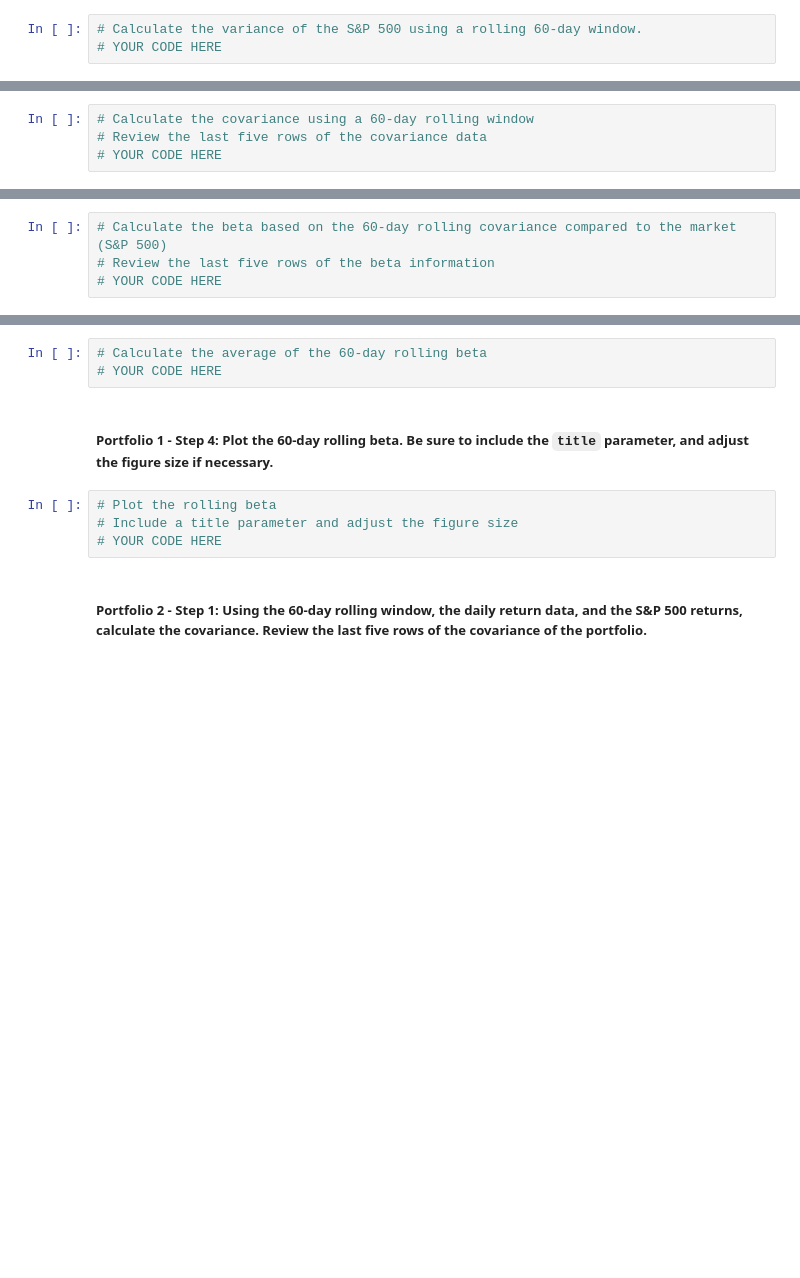
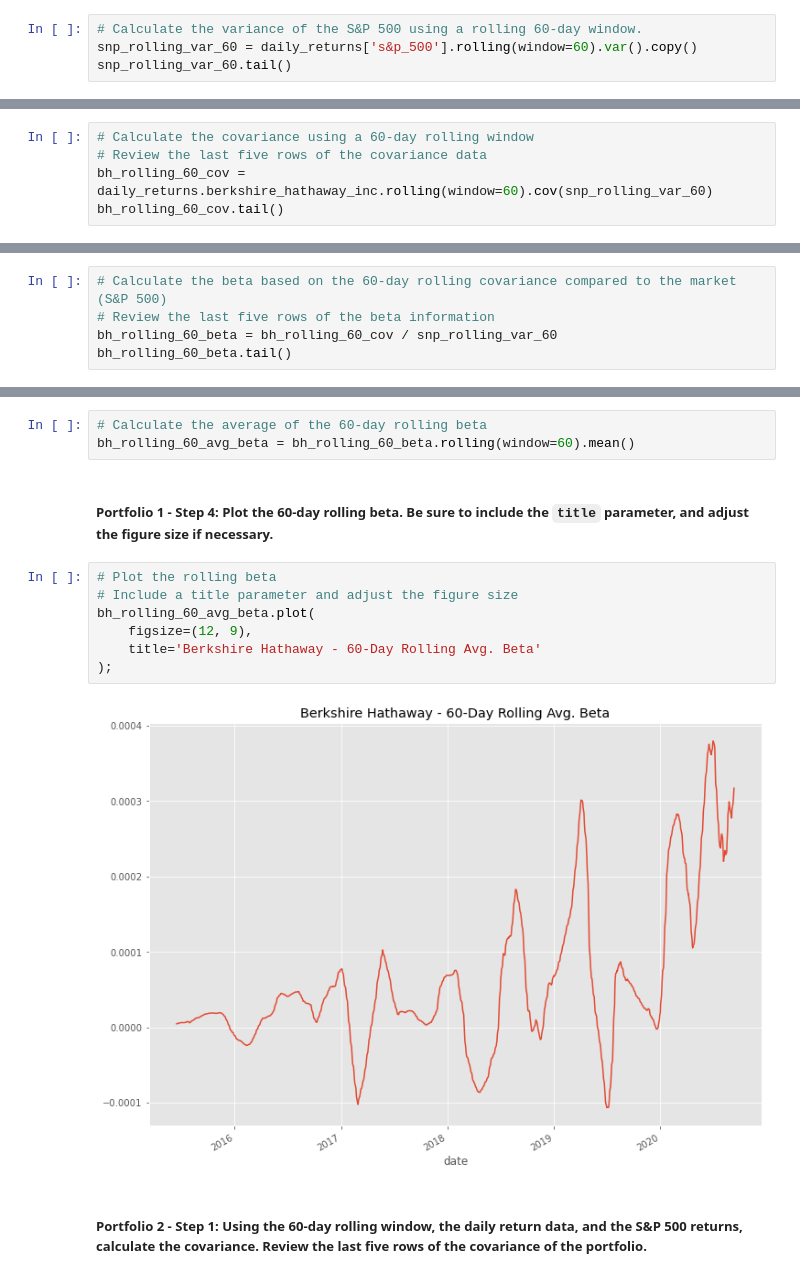
Before and after one commit to jmischung/Portfolio-Risk-Analysis, a Jupyter notebook: risk_return_analysis.ipynb, the cells around one changed output, grey strips where cells are left out. Cells and saved outputs as stored; diff of their text form; blank space fills up the shorter version.

```diff
--- a/risk_return_analysis.ipynb
+++ b/risk_return_analysis.ipynb
@@ -400,4 +400,5 @@ Your analysis is nearing completion. Now, you need to evaluate how the portfolio
 #### Use the Pandas `var` function to calculate the variance of the S&P 500 by using a 60-day rolling window. Visualize the last five rows of the variance of the S&P 500.
 # %%
 # Calculate the variance of the S&P 500 using a rolling 60-day window.
-# YOUR CODE HERE
+snp_rolling_var_60 = daily_returns['s&p_500'].rolling(window=60).var().copy()
+snp_rolling_var_60.tail()
@@ -416,4 +425,5 @@ Your analysis is nearing completion. Now, you need to evaluate how the portfolio
 # %%
 # Calculate the covariance using a 60-day rolling window
 # Review the last five rows of the covariance data
-# YOUR CODE HERE
+bh_rolling_60_cov = daily_returns.berkshire_hathaway_inc.rolling(window=60).cov(snp_rolling_var_60)
+bh_rolling_60_cov.tail()
@@ -422,4 +440,5 @@ Your analysis is nearing completion. Now, you need to evaluate how the portfolio
 # %%
 # Calculate the beta based on the 60-day rolling covariance compared to the market (S&P 500)
 # Review the last five rows of the beta information
-# YOUR CODE HERE
+bh_rolling_60_beta = bh_rolling_60_cov / snp_rolling_var_60
+bh_rolling_60_beta.tail()
@@ -427,13 +454,18 @@ Your analysis is nearing completion. Now, you need to evaluate how the portfolio
 ##### Portfolio 1 - Step 3: Use the Pandas `mean` function to calculate the average value of the 60-day rolling beta of the portfolio.
 # %%
 # Calculate the average of the 60-day rolling beta
-# YOUR CODE HERE
+bh_rolling_60_avg_beta = bh_rolling_60_beta.rolling(window=60).mean()
 # %% [markdown]
 ##### Portfolio 1 - Step 4: Plot the 60-day rolling beta. Be sure to include the `title` parameter, and adjust the figure size if necessary.
 # %%
 # Plot the rolling beta
 # Include a title parameter and adjust the figure size
-# YOUR CODE HERE
+bh_rolling_60_avg_beta.plot(
+    figsize=(12, 9),
+    title='Berkshire Hathaway - 60-Day Rolling Avg. Beta'
+);
+# %% [output]
+[figure, added]
 # %% [markdown]
 ##### Portfolio 2 - Step 1: Using the 60-day rolling window, the daily return data, and the S&P 500 returns, calculate the covariance. Review the last five rows of the covariance of the portfolio.
 # %%
```
Also changed, not shown: parts of 11 cells of this notebook.
